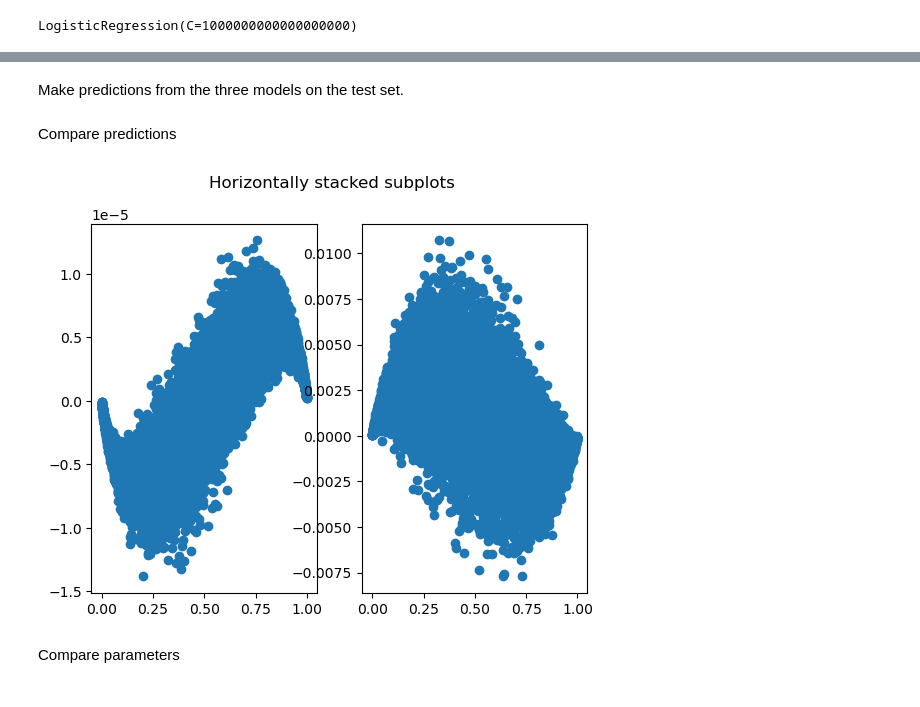
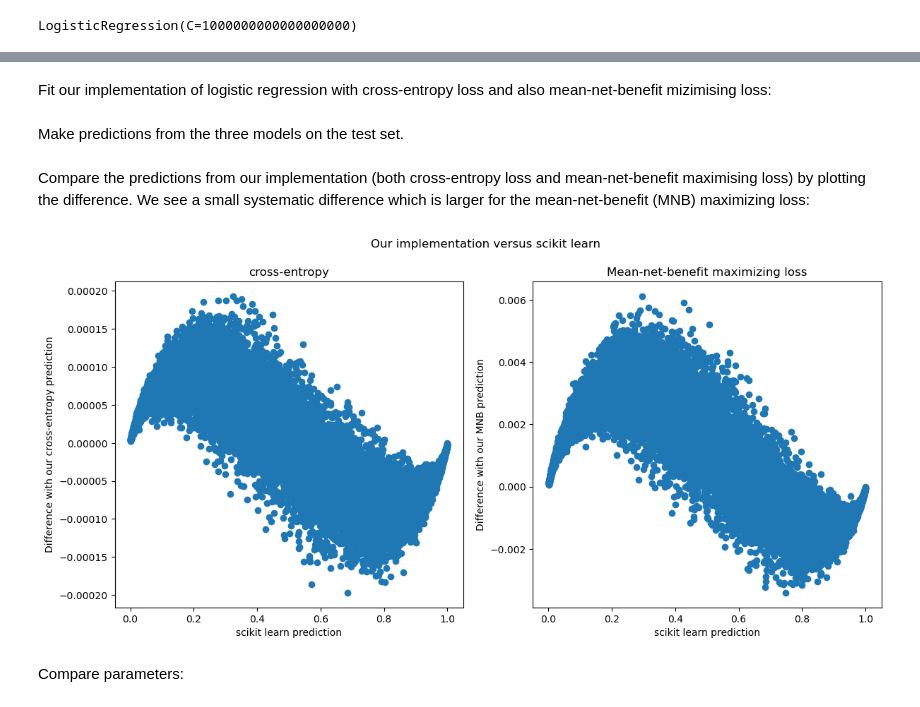
Before and after one commit to NRC2001/net_benefit_feature_selection, a Jupyter notebook: examples/01_net_benefit_loss_function.ipynb, the cells around one changed output, grey strips where cells are left out. Cells and saved outputs as stored; diff of their text form; code cells hidden in the pictures.

```diff
--- a/examples/01_net_benefit_loss_function.ipynb
+++ b/examples/01_net_benefit_loss_function.ipynb
@@ -65,3 +118,5 @@ Fit the torch
+# %% [markdown]
+Fit our implementation of logistic regression with cross-entropy loss and also mean-net-benefit mizimising loss:
 # %%
 my_log_loss_model = dcafs.lr_train(df_train, n_epochs=10000, learn_rate=  1.0, loss_fun = 'log')
 my_mnb_loss_model = dcafs.lr_train(df_train, n_epochs=10000, learn_rate=  1.0, loss_fun = 'mnb')
@@ -82,17 +140,26 @@ combined_predictions = pd.concat([
 combined_predictions["delta_skl_log"] = combined_predictions["sklearn"]-combined_predictions["log"]
 combined_predictions["delta_skl_mnb"] = combined_predictions["sklearn"]-combined_predictions["mnb"]
+# %% [markdown]
+Compare the predictions from our implementation (both cross-entropy loss and mean-net-benefit maximising loss) by plotting the difference. We see a small systematic difference which is larger for the mean-net-benefit (MNB) maximizing loss:
+# %%
+fig, (ax1, ax2) = plt.subplots(1, 2, sharey=False, figsize=(14, 6))
+fig.suptitle('Our implementation versus scikit learn')
+ax1.scatter(combined_predictions["sklearn"], combined_predictions["delta_skl_log"])
+ax2.scatter(combined_predictions["sklearn"], combined_predictions["delta_skl_mnb"])
+
+ax1.set_xlabel("scikit learn prediction")
+ax1.set_ylabel("Difference with our cross-entropy prediction")
+ax1.set_title("cross-entropy")
+
+ax2.set_xlabel("scikit learn prediction")
+ax2.set_ylabel("Difference with our MNB prediction")
+ax2.set_title("Mean-net-benefit maximizing loss")
+
+fig.show()
+# %% [output]
+[figure, added]
 # %% [markdown]
-Compare predictions
+Compare parameters:
-# %%
-fig, (ax1, ax2) = plt.subplots(1, 2, sharey=False)
-fig.suptitle('Horizontally stacked subplots')
-ax1.scatter(combined_predictions["sklearn"], combined_predictions["delta_skl_log"])
-ax2.scatter(combined_predictions["sklearn"], combined_predictions["delta_skl_mnb"])
-fig.show()
-# %% [output]
-[figure, removed]
-# %% [markdown]
-Compare parameters
 # %%
 
 sklearn_params = logreg.coef_[0]
```
Also changed, not shown: parts of 42 cells of this notebook, 14 other files.
